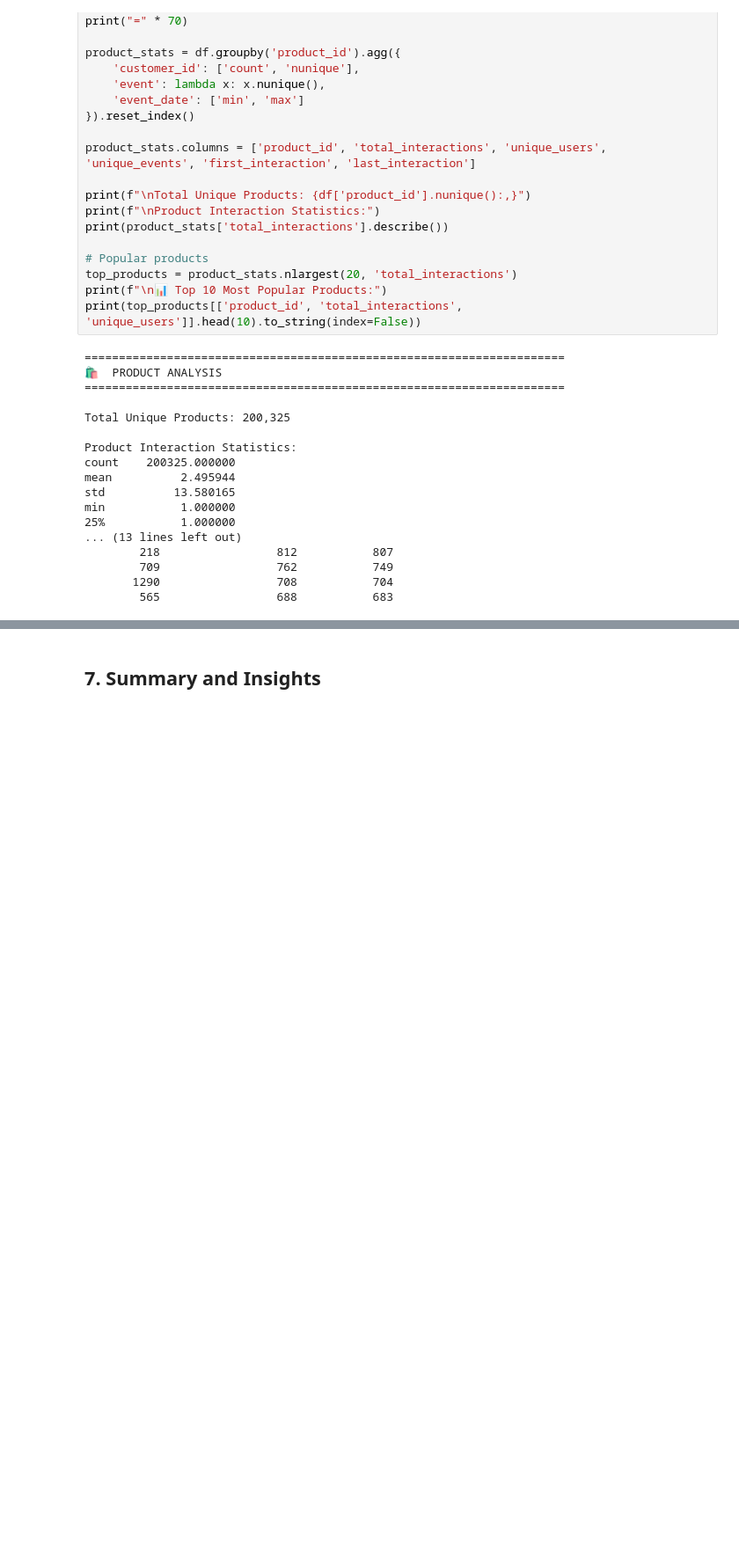
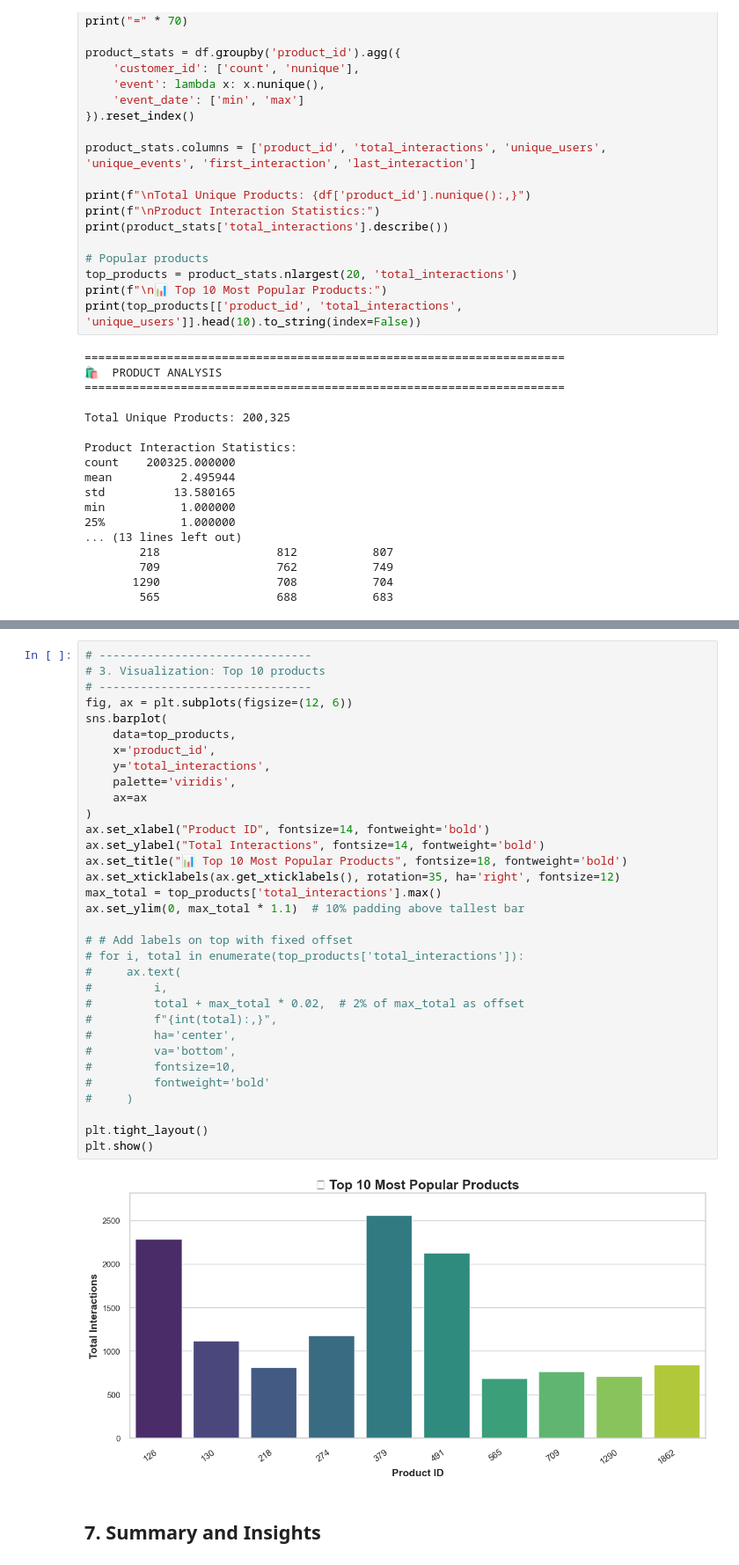
Before and after one commit to Mazenasag/E-Commerce_Recommendation_System, a Jupyter notebook: notebooks/eda.ipynb, the cells around one changed output, grey strips where cells are left out. Shown at 88% size. Cells and saved outputs as stored; diff of their text form; blank space fills up the shorter version.

```diff
--- a/notebooks/eda.ipynb
+++ b/notebooks/eda.ipynb
@@ -743,3 +1025,38 @@ min           1.000000
+# %%
+# -------------------------------
+# 3. Visualization: Top 10 products
+# -------------------------------
+fig, ax = plt.subplots(figsize=(12, 6))
+sns.barplot(
+    data=top_products,
+    x='product_id',
+    y='total_interactions',
+    palette='viridis',
+    ax=ax
+)
+ax.set_xlabel("Product ID", fontsize=14, fontweight='bold')
+ax.set_ylabel("Total Interactions", fontsize=14, fontweight='bold')
+ax.set_title("📊 Top 10 Most Popular Products", fontsize=18, fontweight='bold')
+ax.set_xticklabels(ax.get_xticklabels(), rotation=35, ha='right', fontsize=12)
+max_total = top_products['total_interactions'].max()
+ax.set_ylim(0, max_total * 1.1)  # 10% padding above tallest bar
+
+# # Add labels on top with fixed offset
+# for i, total in enumerate(top_products['total_interactions']):
+#     ax.text(
+#         i,
+#         total + max_total * 0.02,  # 2% of max_total as offset
+#         f"{int(total):,}",
+#         ha='center',
+#         va='bottom',
+#         fontsize=10,
+#         fontweight='bold'
+#     )
+
+plt.tight_layout()
+plt.show()
+# %% [output]
+[figure, added]
 # %% [markdown]
 ## 7. Summary and Insights
 # %%
```
Also changed, not shown: parts of 23 cells of this notebook, 3 other files.
